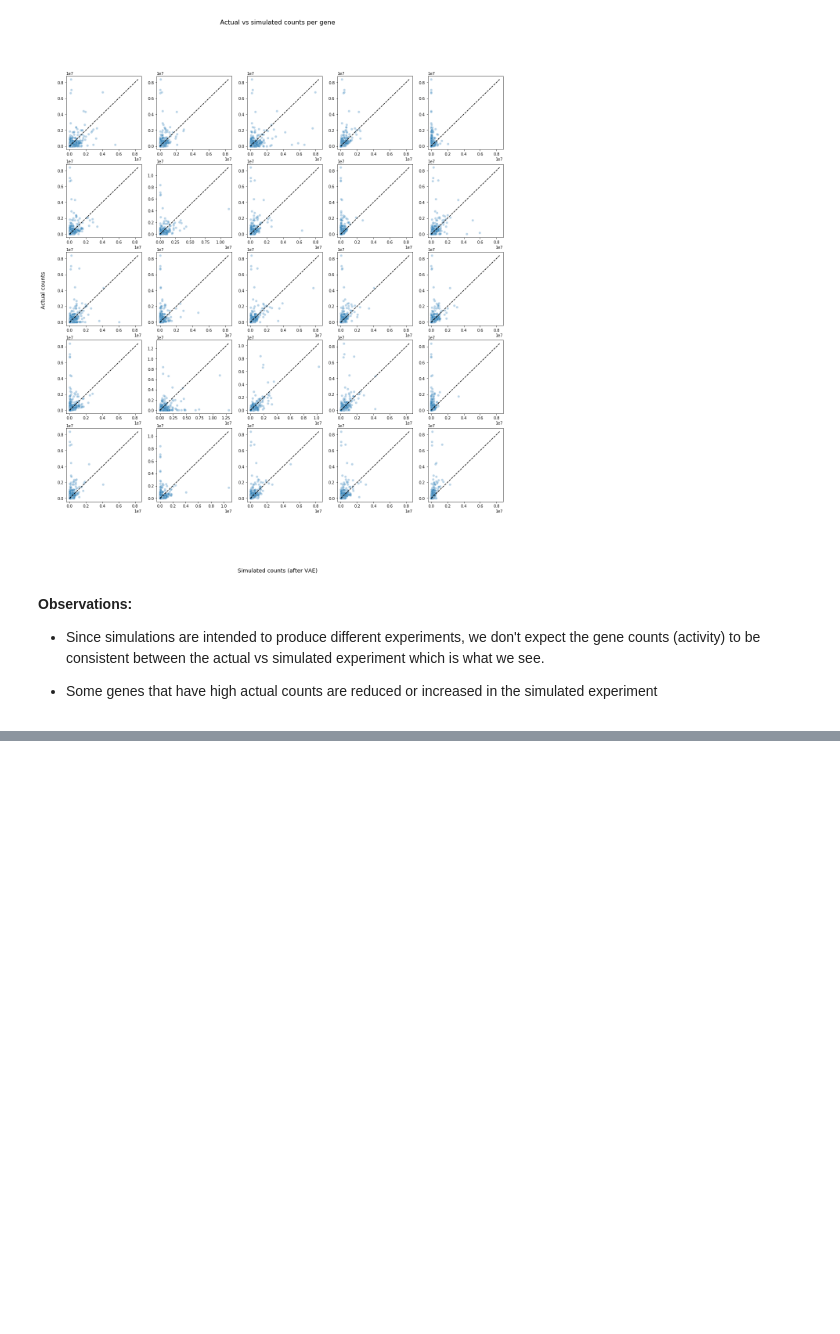
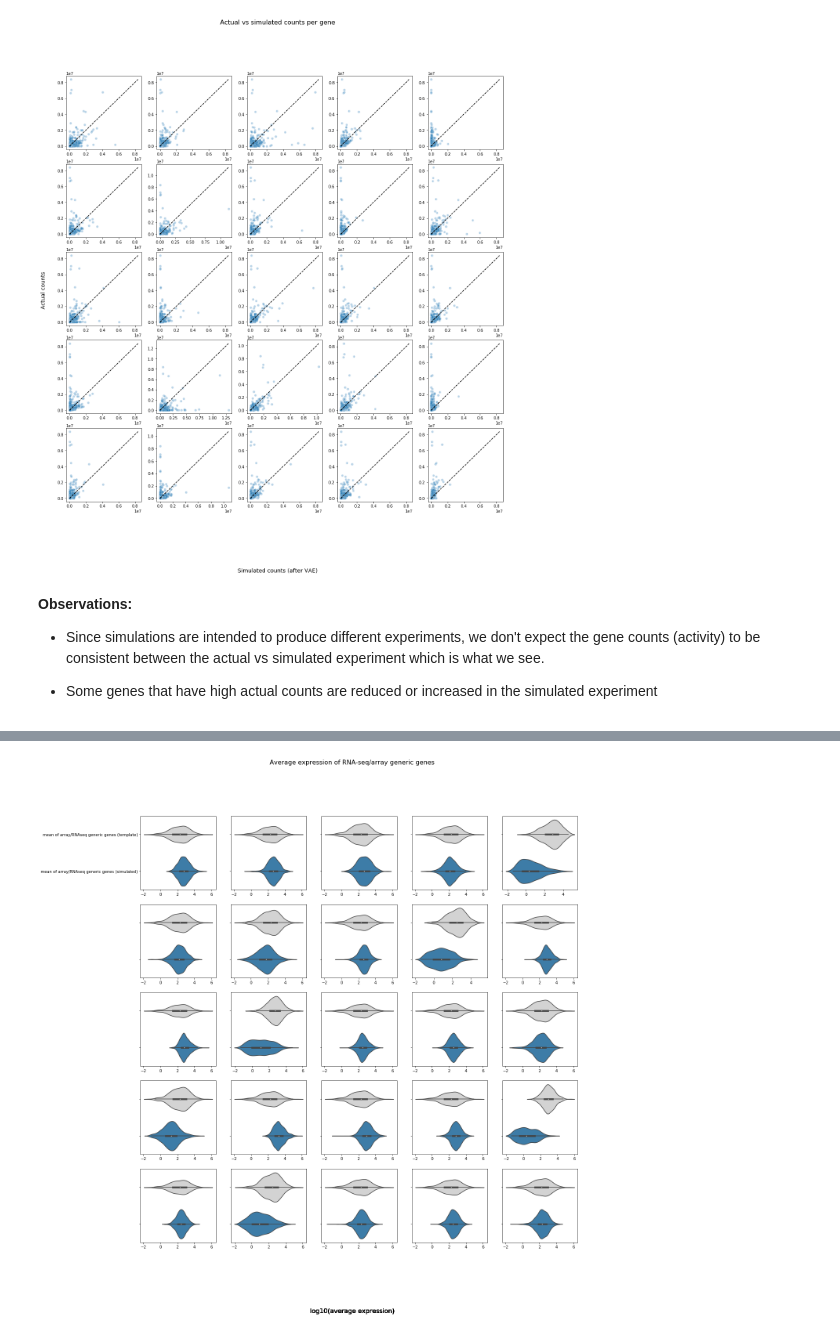
Before and after one commit to greenelab/generic-expression-patterns, a Jupyter notebook: explore_RNAseq_only_generic_genes/1c_original_vs_simulated_counts.ipynb, the cells around one changed output, grey strips where cells are left out. Drawn from its saved outputs; the diff is of its cells as text; code cells hidden in the pictures; blank space fills up the shorter version.

```diff
--- a/explore_RNAseq_only_generic_genes/1c_original_vs_simulated_counts.ipynb
+++ b/explore_RNAseq_only_generic_genes/1c_original_vs_simulated_counts.ipynb
@@ -319,0 +503,15 @@ scatter_plot_original_vs_simulated(
+# %%
+# Compare distribution of mean gene expression for RNA-seq/array generic genes
+violin_plot_original_vs_simulated(
+    ncols=5,
+    nrows=5,
+    fig_width=20,
+    fig_height=20,
+    num_simulated=25,
+    template_df=template,
+    gene_list=correlated_genes,
+    if_rnaseq_only=False,
+    if_mean=True,
+)
+# %% [output]
+[figure, added]
```
Also changed, not shown: parts of 7 cells of this notebook, 2 other files.
